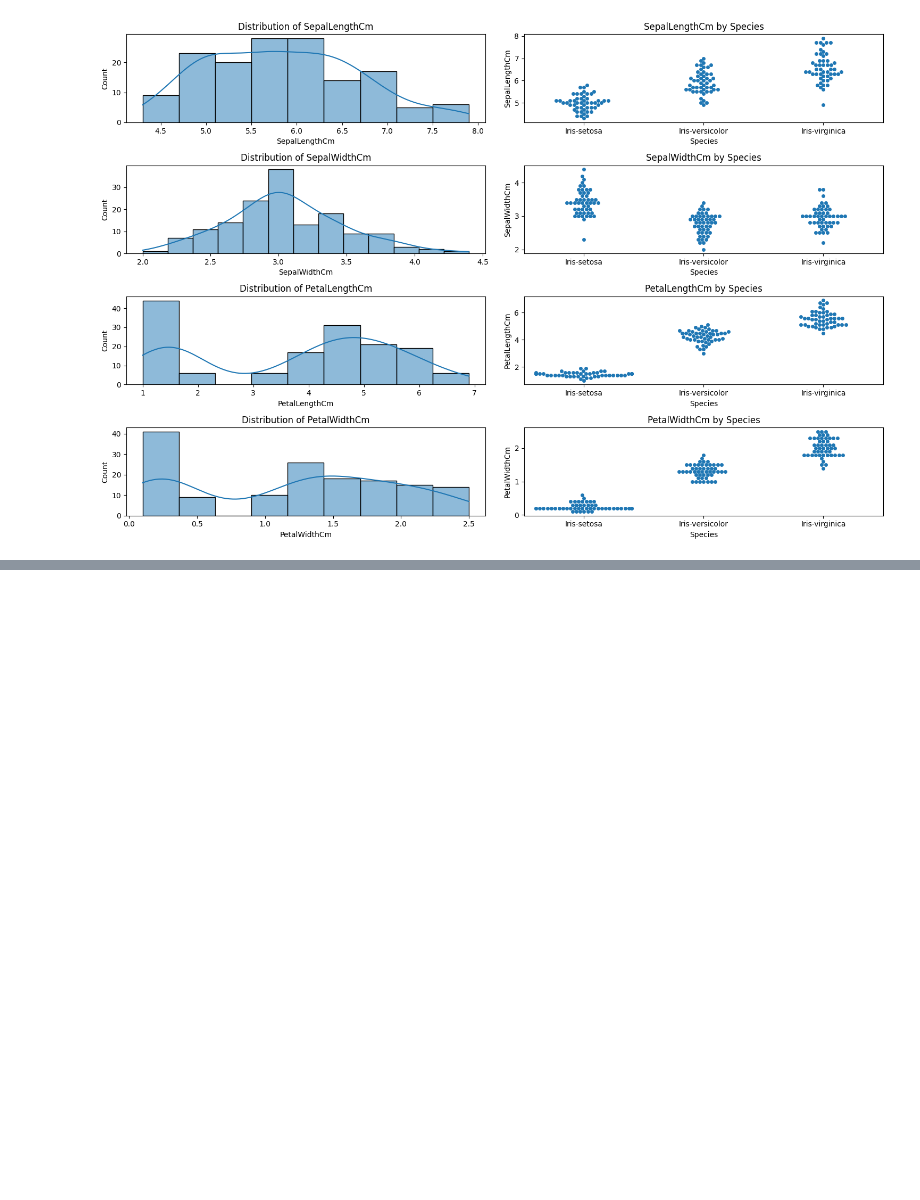
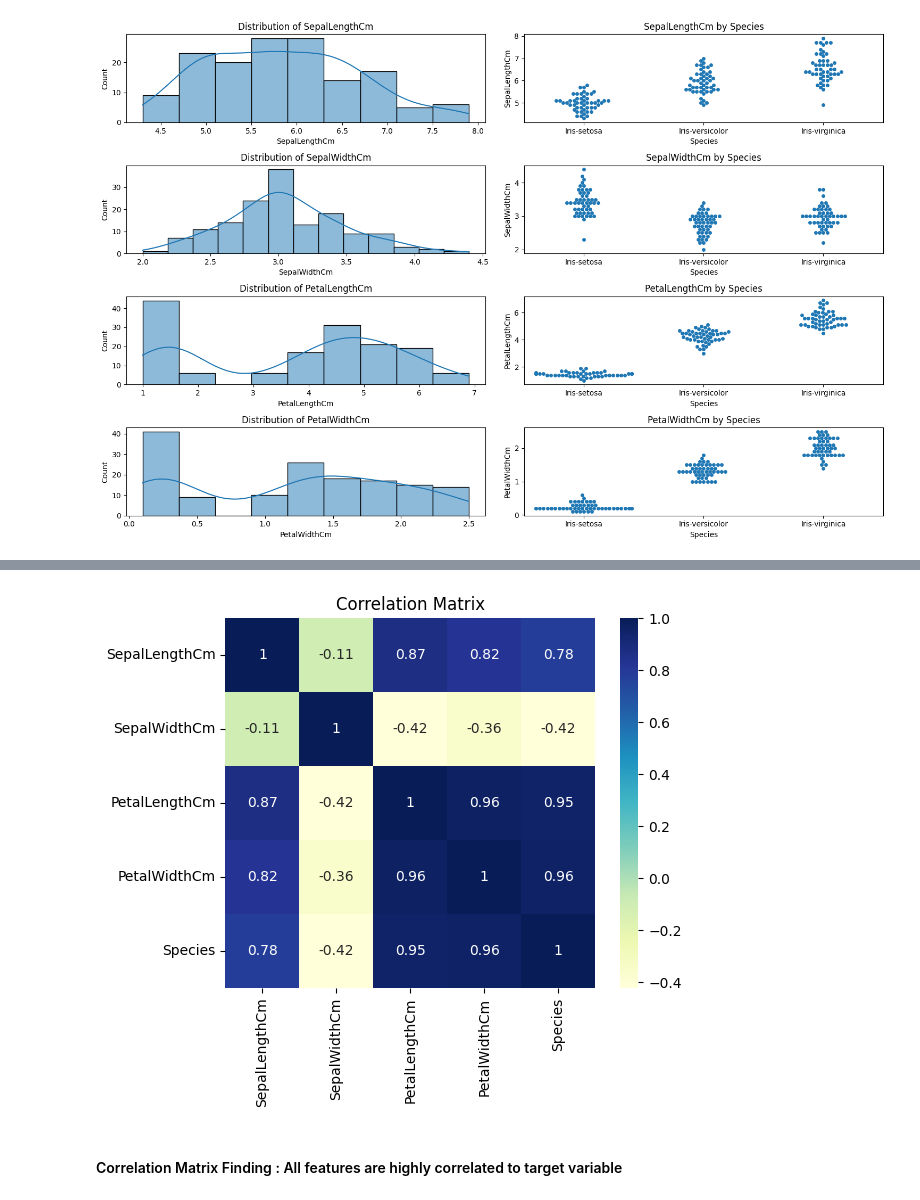
Before and after one commit to CodeByD3v/OIBSIP, a Jupyter notebook: Iris Classification/iris-classification.ipynb, the cells around one changed output, grey strips where cells are left out. Drawn from its saved outputs; the diff is of its cells as text; code cells hidden in the pictures; blank space fills up the shorter version.

```diff
--- a/Iris Classification/iris-classification.ipynb
+++ b/Iris Classification/iris-classification.ipynb
@@ -103,0 +149,4 @@ plt.show()
+# %%
+# Label encoding
+le = LabelEncoder()
+df["Species"] = le.fit_transform(df["Species"])
@@ -103,0 +162,9 @@ plt.show()
+# %%
+# Standard Scaler
+sc = StandardScaler()
+
+# numeric columns
+numeric_cols = df.select_dtypes(["float64"]).columns
+df.loc[: , numeric_cols ] = sc.fit_transform(df.loc[: , numeric_cols])
+
+df
@@ -103,0 +185,9 @@ plt.show()
+# %%
+# Correlation matrix
+sns.heatmap(df.corr() , annot=True , square=True , cmap="YlGnBu")
+plt.title("Correlation Matrix")
+plt.show()
+# %% [output]
+[figure, added]
+# %% [markdown]
+#### Correlation Matrix Finding : All features are highly correlated to target variable
```
Also changed, not shown: parts of 14 cells of this notebook.
